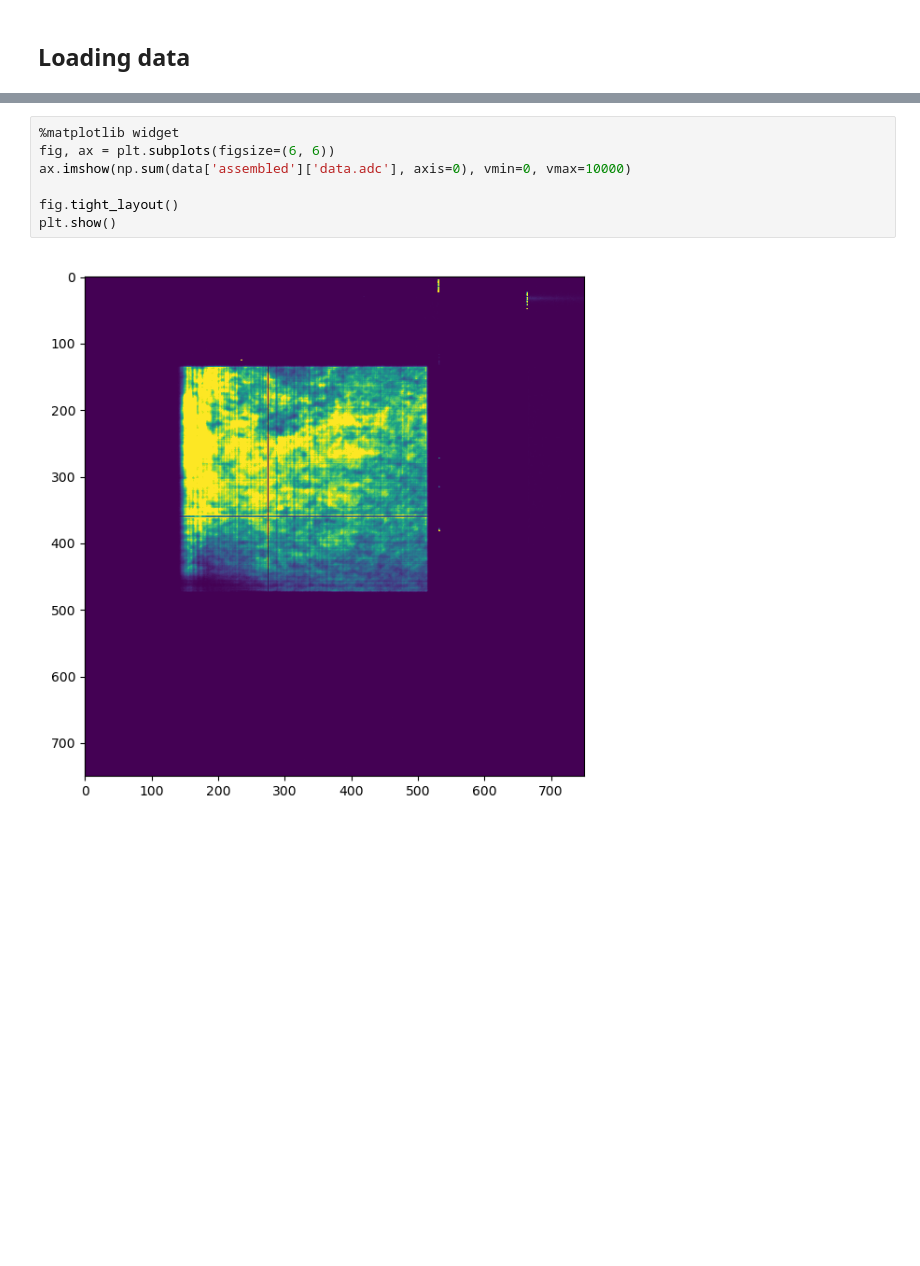
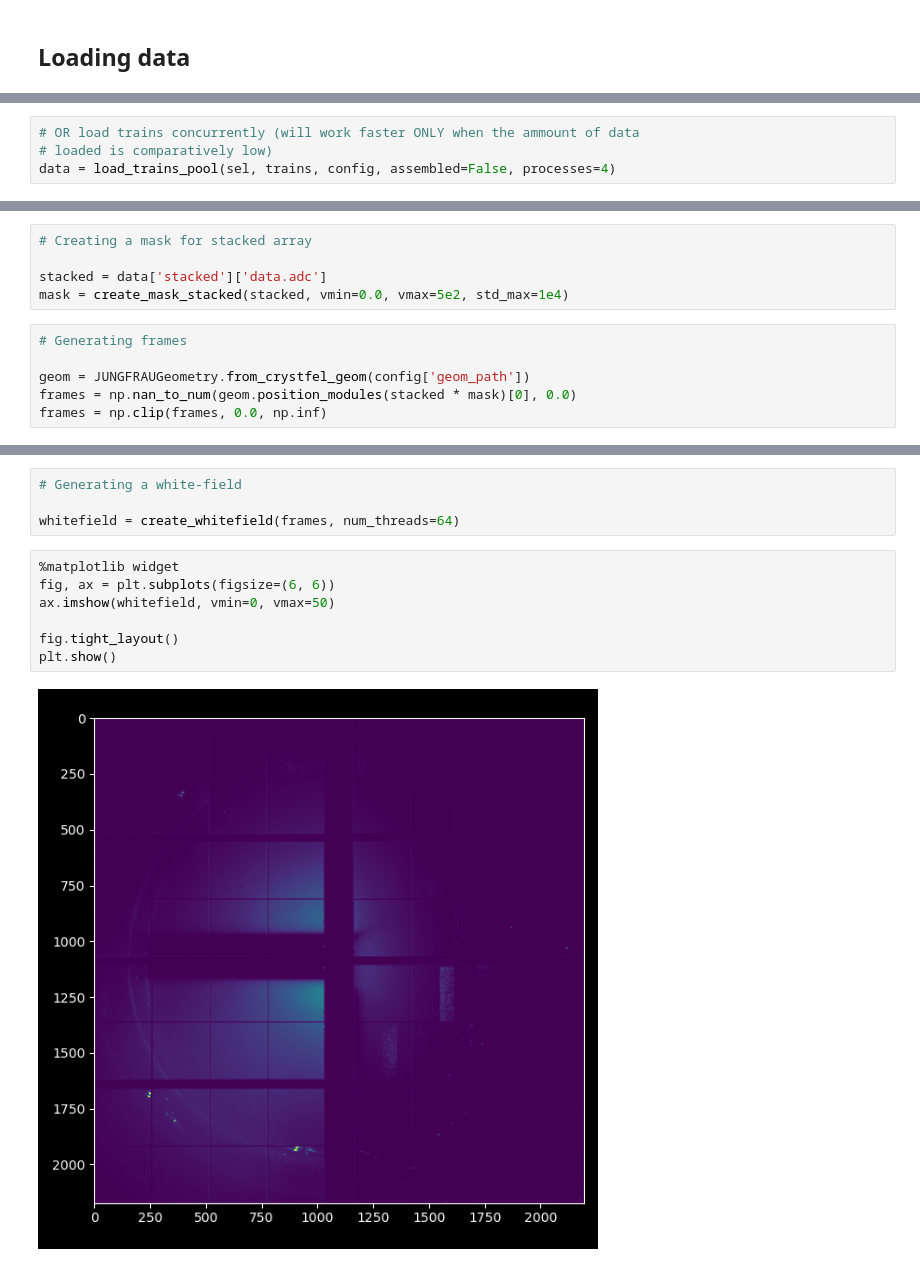
Before and after one commit to FXIhub/xfel4456, a Jupyter notebook: offline/XFEL_data_utilities.ipynb, the cells around one changed output, grey strips where cells are left out. Saved outputs shown, nothing was run; the diff lists cells and outputs as text; blank space fills up the shorter version.

Commit message:
Added mask and white-field routines to data_utils

```diff
--- a/offline/XFEL_data_utilities.ipynb
+++ b/offline/XFEL_data_utilities.ipynb
@@ -74,0 +71,4 @@ data['assembled']['data.adc'].shape
+# %%
+# OR load trains concurrently (will work faster ONLY when the ammount of data
+# loaded is comparatively low)
+data = load_trains_pool(sel, trains, config, assembled=False, processes=4)
@@ -74,0 +83,11 @@ data['assembled']['data.adc'].shape
+# %%
+# Creating a mask for stacked array
+
+stacked = data['stacked']['data.adc']
+mask = create_mask_stacked(stacked, vmin=0.0, vmax=5e2, std_max=1e4)
+# %%
+# Generating frames
+
+geom = JUNGFRAUGeometry.from_crystfel_geom(config['geom_path'])
+frames = np.nan_to_num(geom.position_modules(stacked * mask)[0], 0.0)
+frames = np.clip(frames, 0.0, np.inf)
@@ -75,9 +114,13 @@ data['assembled']['data.adc'].shape
+# %%
+# Generating a white-field
+
+whitefield = create_whitefield(frames, num_threads=64)
 # %%
 %matplotlib widget
 fig, ax = plt.subplots(figsize=(6, 6))
-ax.imshow(np.sum(data['assembled']['data.adc'], axis=0), vmin=0, vmax=10000)
+ax.imshow(whitefield, vmin=0, vmax=50)
 
 fig.tight_layout()
 plt.show()
 # %% [output]
-[figure, old version]
+[figure, new version]
```
Also changed, not shown: parts of 11 cells of this notebook, 1 other file.
